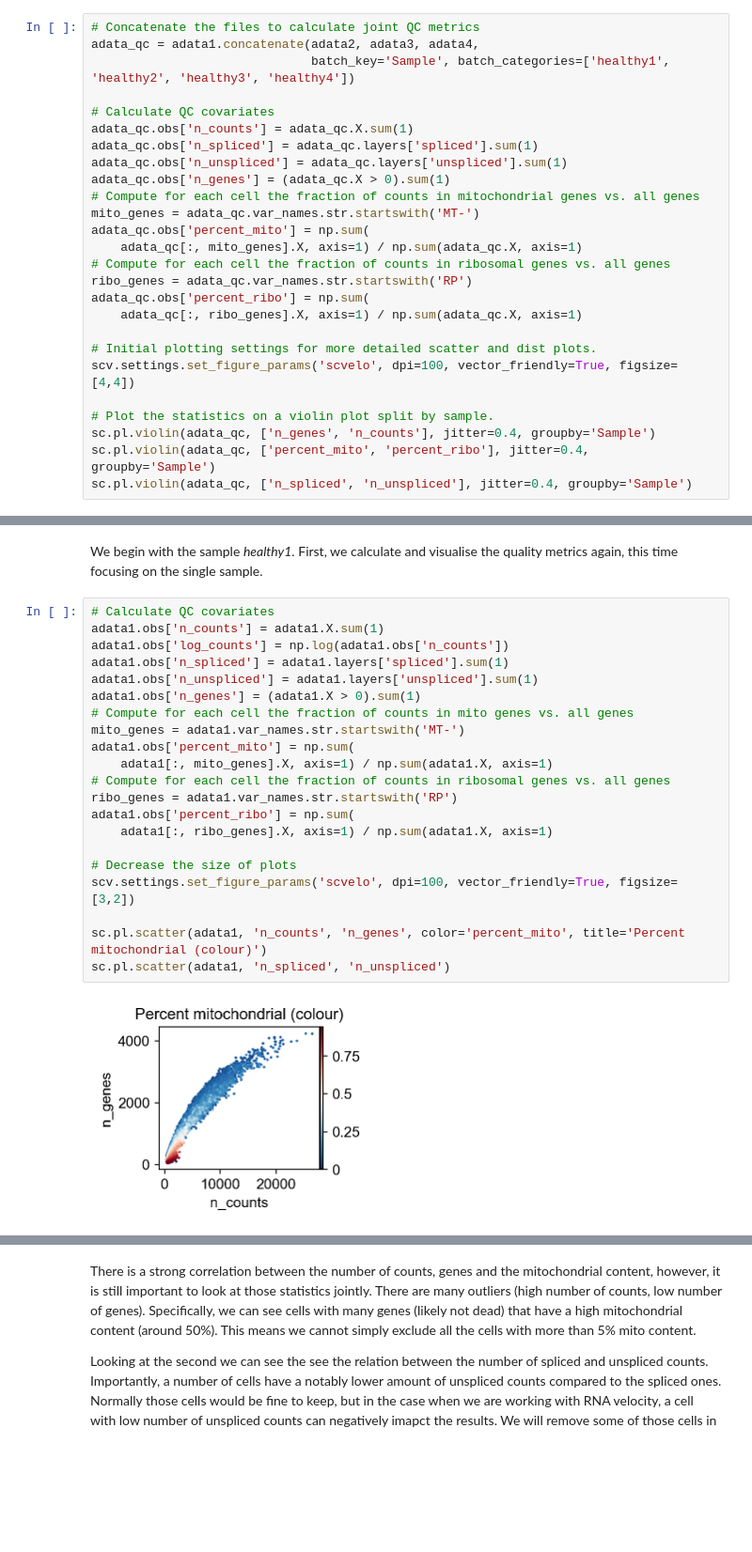
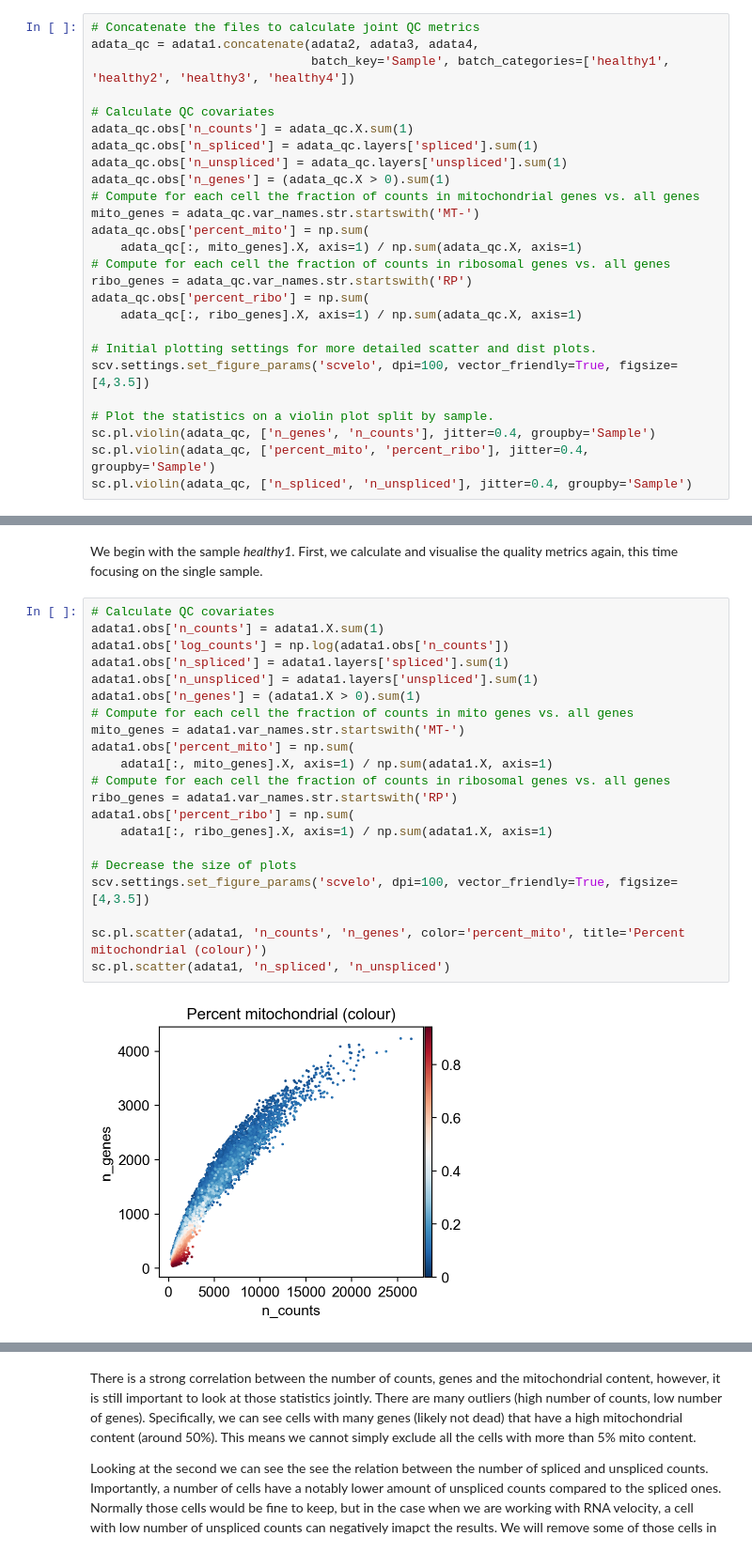
Before and after one commit to GMaciag/scColon, a Jupyter notebook: Part 1. Data load and quality control/Healthy_qc2.ipynb, the cells around one changed output, grey strips where cells are left out. Shown at 94% size. Cells and saved outputs as stored; diff of their text form; blank space fills up the shorter version.

```diff
--- a/Part 1. Data load and quality control/Healthy_qc2.ipynb
+++ b/Part 1. Data load and quality control/Healthy_qc2.ipynb
@@ -127,7 +127,7 @@ adata_qc.obs['percent_ribo'] = np.sum(
     adata_qc[:, ribo_genes].X, axis=1) / np.sum(adata_qc.X, axis=1)
 
 # Initial plotting settings for more detailed scatter and dist plots.
-scv.settings.set_figure_params('scvelo', dpi=100, vector_friendly=True, figsize=[4,4])
+scv.settings.set_figure_params('scvelo', dpi=100, vector_friendly=True, figsize=[4,3.5])
 
 # Plot the statistics on a violin plot split by sample.
 sc.pl.violin(adata_qc, ['n_genes', 'n_counts'], jitter=0.4, groupby='Sample')
@@ -146,23 +146,23 @@ We begin with the sample *healthy1*. First, we calculate and visualise the quali
 # %%
 # Calculate QC covariates
 adata1.obs['n_counts'] = adata1.X.sum(1)
 adata1.obs['log_counts'] = np.log(adata1.obs['n_counts'])
 adata1.obs['n_spliced'] = adata1.layers['spliced'].sum(1)
 adata1.obs['n_unspliced'] = adata1.layers['unspliced'].sum(1)
 adata1.obs['n_genes'] = (adata1.X > 0).sum(1)
 # Compute for each cell the fraction of counts in mito genes vs. all genes
 mito_genes = adata1.var_names.str.startswith('MT-')
 adata1.obs['percent_mito'] = np.sum(
     adata1[:, mito_genes].X, axis=1) / np.sum(adata1.X, axis=1)
 # Compute for each cell the fraction of counts in ribosomal genes vs. all genes
 ribo_genes = adata1.var_names.str.startswith('RP')
 adata1.obs['percent_ribo'] = np.sum(
     adata1[:, ribo_genes].X, axis=1) / np.sum(adata1.X, axis=1)
 
 # Decrease the size of plots
-scv.settings.set_figure_params('scvelo', dpi=100, vector_friendly=True, figsize=[3,2])
+scv.settings.set_figure_params('scvelo', dpi=100, vector_friendly=True, figsize=[4,3.5])
 
 sc.pl.scatter(adata1, 'n_counts', 'n_genes', color='percent_mito', title='Percent mitochondrial (colour)')
 sc.pl.scatter(adata1, 'n_spliced', 'n_unspliced')
 # %% [output]
-[figure, old version]
+[figure, new version]
```
Also changed, not shown: parts of 2 cells of this notebook.
